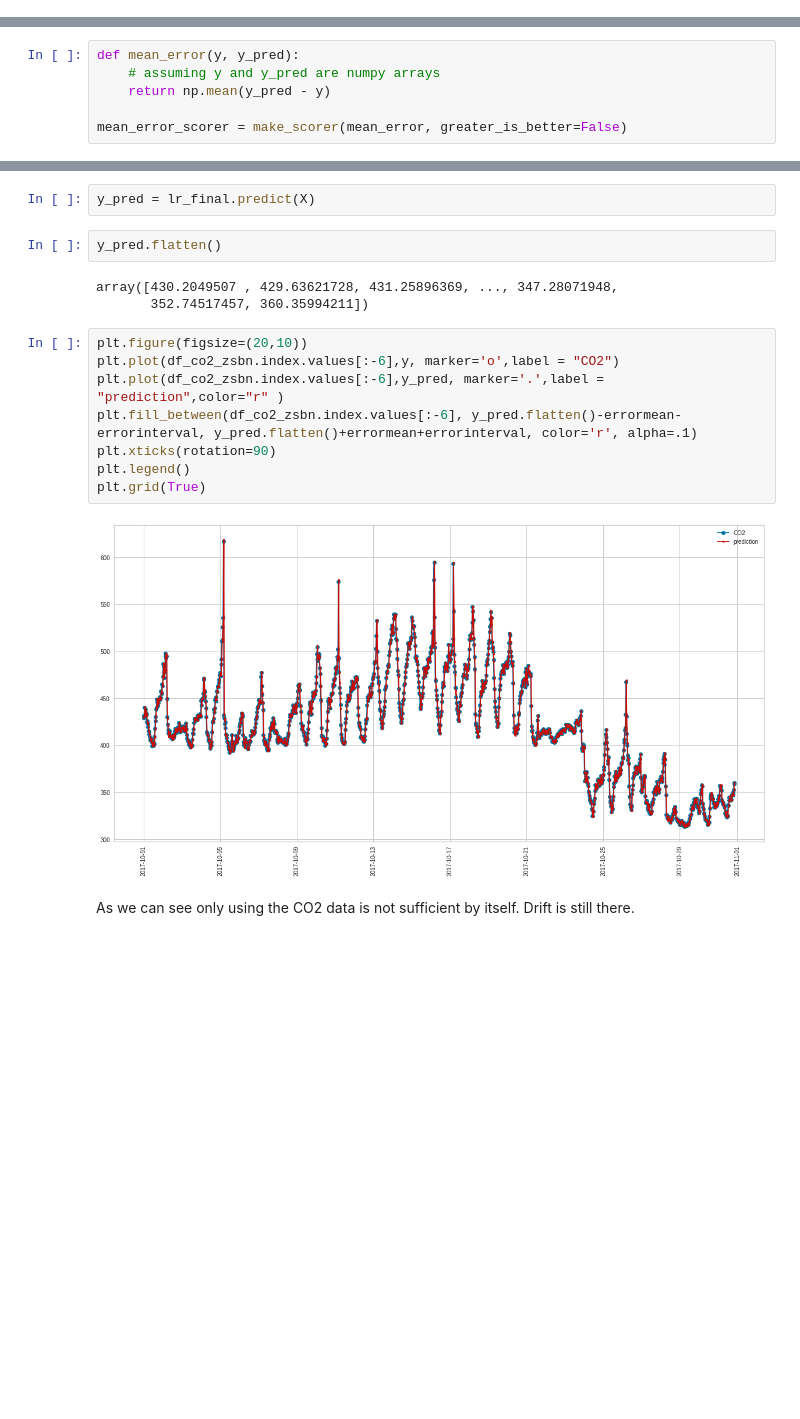
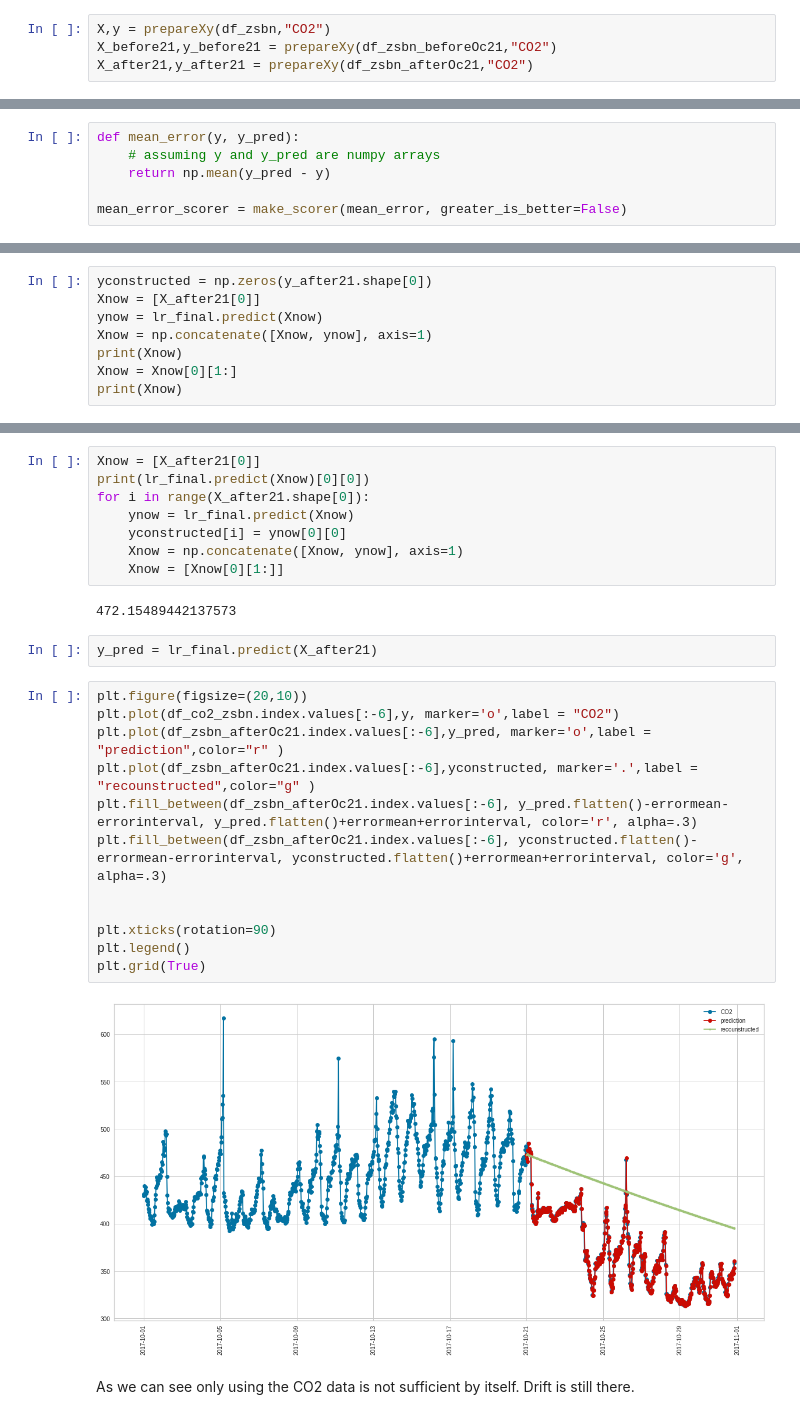
Before and after one commit to FurkanKarakas/dslab-homework-2, a Jupyter notebook: notebooks/DSLab_homework-2.ipynb, the cells around one changed output, grey strips where cells are left out. Saved outputs shown, nothing was run; the diff lists cells and outputs as text; blank space fills up the shorter version.

```diff
--- a/notebooks/DSLab_homework-2.ipynb
+++ b/notebooks/DSLab_homework-2.ipynb
@@ -626,3 +643,7 @@ df_zsbn_beforeOc21 = df_zsbn.loc[(datetime.date(2017,10,21) > df_zsbn.index.date
+# %%
+X,y = prepareXy(df_zsbn,"CO2")
+X_before21,y_before21 = prepareXy(df_zsbn_beforeOc21,"CO2")
+X_after21,y_after21 = prepareXy(df_zsbn_afterOc21,"CO2")
 # %%
 df_zsbn_beforeOc21["CO2"]
 # %% [output]
@@ -696,0 +717,8 @@ errorinterval
+# %%
+yconstructed = np.zeros(y_after21.shape[0])
+Xnow = [X_after21[0]]
+ynow = lr_final.predict(Xnow)
+Xnow = np.concatenate([Xnow, ynow], axis=1)
+print(Xnow)
+Xnow = Xnow[0][1:]
+print(Xnow)
@@ -697,20 +730,29 @@ errorinterval
+# %%
+Xnow = [X_after21[0]]
+print(lr_final.predict(Xnow)[0][0])
+for i in range(X_after21.shape[0]):
+    ynow = lr_final.predict(Xnow)
+    yconstructed[i] = ynow[0][0]
+    Xnow = np.concatenate([Xnow, ynow], axis=1)
+    Xnow = [Xnow[0][1:]]
+# %% [output]
+472.15489442137573
 # %%
-y_pred = lr_final.predict(X)
+y_pred = lr_final.predict(X_after21)
-# %%
-y_pred.flatten()
-# %% [output]
-array([430.2049507 , 429.63621728, 431.25896369, ..., 347.28071948,
-       352.74517457, 360.35994211])
 # %%
 plt.figure(figsize=(20,10))
 plt.plot(df_co2_zsbn.index.values[:-6],y, marker='o',label = "CO2")
-plt.plot(df_co2_zsbn.index.values[:-6],y_pred, marker='.',label = "prediction",color="r" )
-plt.fill_between(df_co2_zsbn.index.values[:-6], y_pred.flatten()-errormean-errorinterval, y_pred.flatten()+errormean+errorinterval, color='r', alpha=.1)
+plt.plot(df_zsbn_afterOc21.index.values[:-6],y_pred, marker='o',label = "prediction",color="r" )
+plt.plot(df_zsbn_afterOc21.index.values[:-6],yconstructed, marker='.',label = "recounstructed",color="g" )
+plt.fill_between(df_zsbn_afterOc21.index.values[:-6], y_pred.flatten()-errormean-errorinterval, y_pred.flatten()+errormean+errorinterval, color='r', alpha=.3)
+plt.fill_between(df_zsbn_afterOc21.index.values[:-6], yconstructed.flatten()-errormean-errorinterval, yconstructed.flatten()+errormean+errorinterval, color='g', alpha=.3)
+
+
 plt.xticks(rotation=90)
 plt.legend()
 plt.grid(True)
 # %% [output]
-[figure, old version]
+[figure, new version]
 # %% [markdown]
 As we can see only using the CO2 data is not sufficient by itself. Drift is still there.
 # %% [markdown]
```
Also changed, not shown: parts of 14 cells of this notebook.
